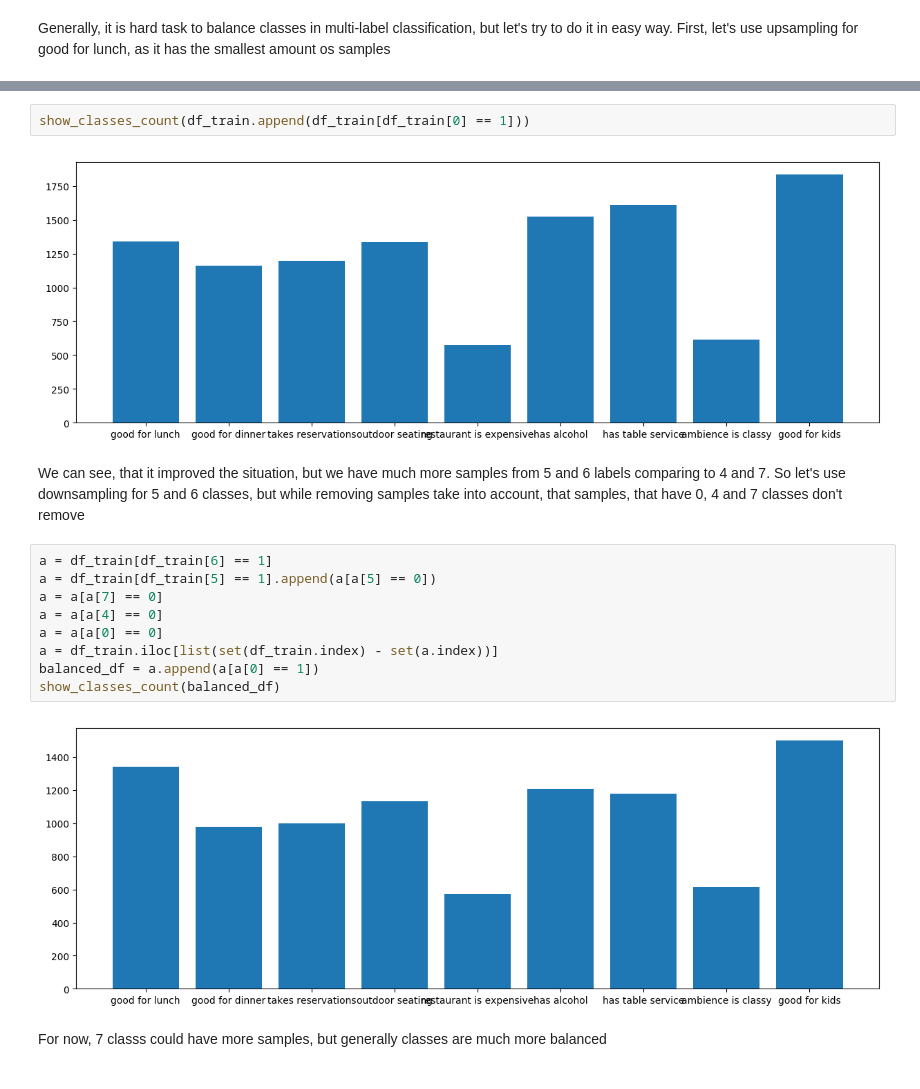
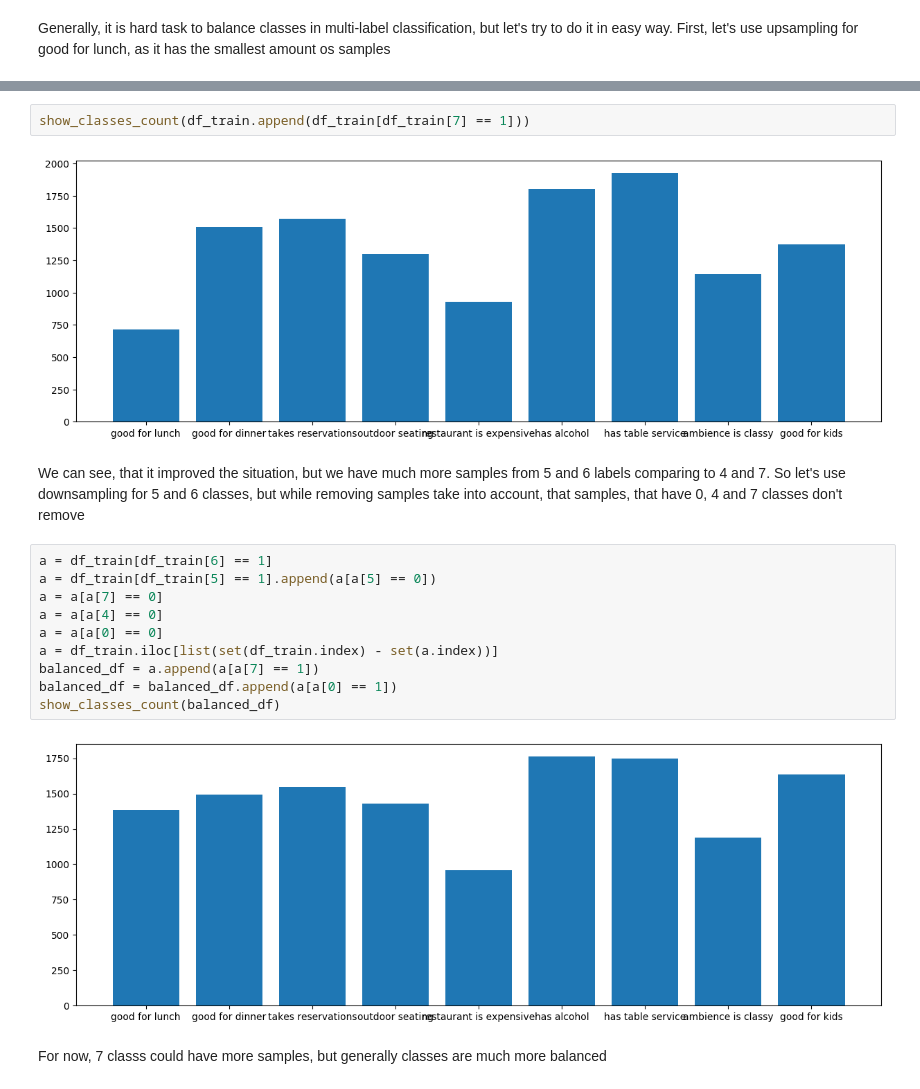
Before and after one commit to Midren/yelp_photo_classification, a Jupyter notebook: yelp_classification.ipynb, the cells around one changed output, grey strips where cells are left out. Drawn from its saved outputs; the diff is of its cells as text.

```diff
--- a/yelp_classification.ipynb
+++ b/yelp_classification.ipynb
@@ -177,7 +136,7 @@ Generally, it is hard task to balance classes in multi-label classification, but
 # %%
-show_classes_count(df_train.append(df_train[df_train[0] == 1]))
+show_classes_count(df_train.append(df_train[df_train[7] == 1]))
 # %% [output]
-[figure, old version]
+[figure, new version]
 # %% [markdown]
 We can see, that it improved the situation, but we have much more samples from 5 and 6 labels comparing to 4 and 7. So let's use downsampling for 5 and 6 classes, but while removing samples take into account, that samples, that have 0, 4 and 7 classes don't remove
 # %%
@@ -187,10 +146,11 @@ a = a[a[7] == 0]
 a = a[a[4] == 0]
 a = a[a[0] == 0]
 a = df_train.iloc[list(set(df_train.index) - set(a.index))]
-balanced_df = a.append(a[a[0] == 1])
+balanced_df = a.append(a[a[7] == 1])
+balanced_df = balanced_df.append(a[a[0] == 1])
 show_classes_count(balanced_df)
 # %% [output]
-[figure, old version]
+[figure, new version]
 # %% [markdown]
 For now, 7 classs could have more samples, but generally classes are much more balanced
 # %% [markdown]
```
Also changed, not shown: parts of 19 cells of this notebook.
